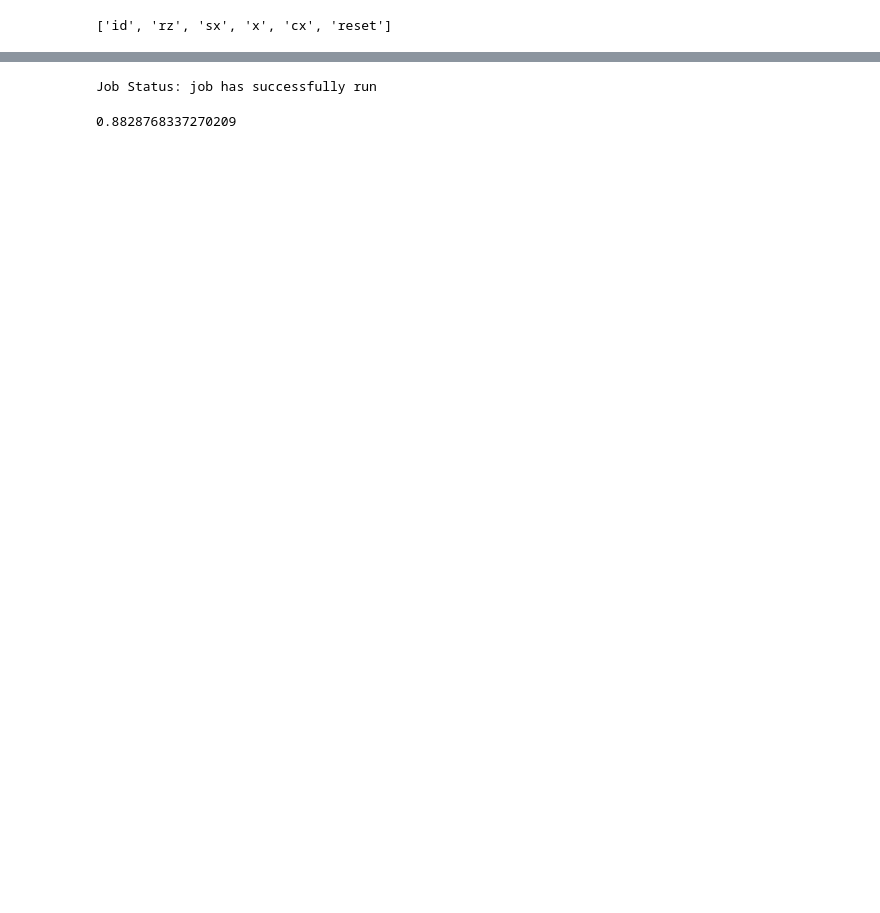
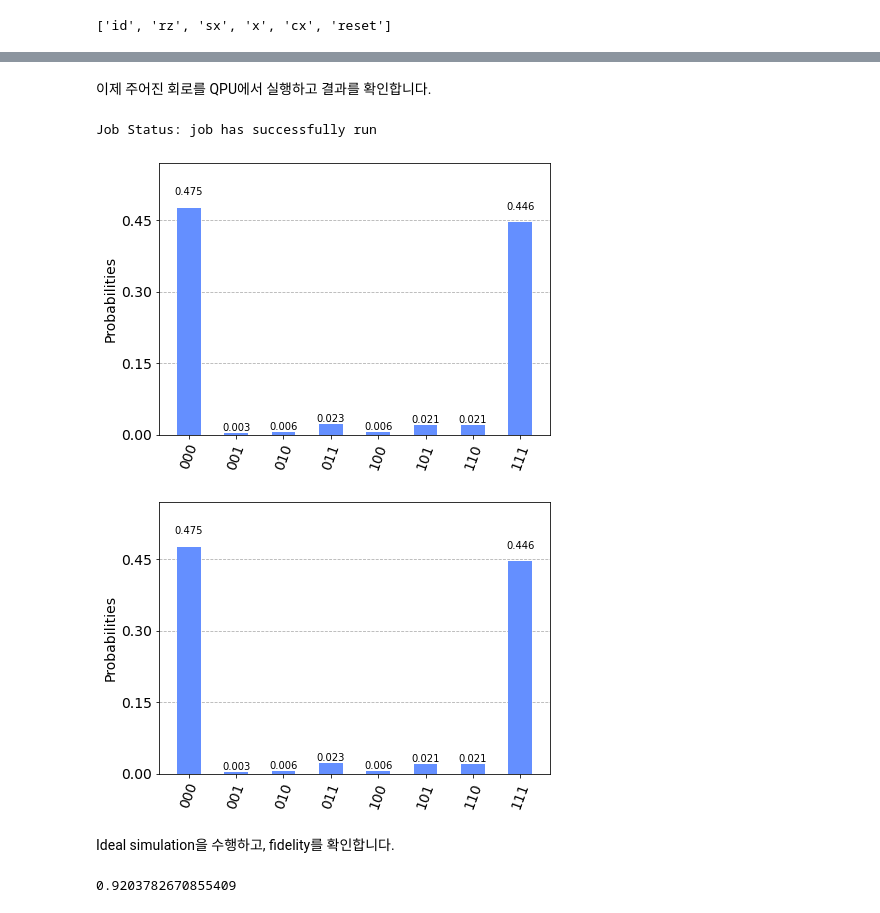
Before and after one commit to snow0369/qiskit_tutorial_2021_summerschool, a Jupyter notebook: 3_running_on_IBMQ.ipynb, the cells around one changed output, grey strips where cells are left out. Drawn from its saved outputs; the diff is of its cells as text; code cells hidden in the pictures; blank space fills up the shorter version.

```diff
--- a/3_running_on_IBMQ.ipynb
+++ b/3_running_on_IBMQ.ipynb
@@ -101,0 +137,3 @@ transpiled_circuit.draw('mpl')
+# %%
+transpiled_circuit_opt = transpile(ghz3, backend=ibmq_manila_backend, optimization_level=3)
+transpiled_circuit_opt.draw('mpl')
@@ -102,10 +143,18 @@ transpiled_circuit.draw('mpl')
+# %% [markdown]
+이제 주어진 회로를 QPU에서 실행하고 결과를 확인합니다.
 # %%
-job_exp = ibmq_manila_backend.run(transpiled_circuit, shots=2048)
-job_monitor(job_exp) # An error must be raised here.
+job_exp = ibmq_manila_backend.run(transpiled_circuit_opt, shots=2048)
+job_monitor(job_exp)
 # %% [output]
 Job Status: job has successfully run
 # %%
 noisy_counts = job_exp.result().get_counts()
+plot_histogram(noisy_counts)
+# %% [output]
+[figure, added]
+[figure, added]
+# %% [markdown]
+Ideal simulation을 수행하고, fidelity를 확인합니다.
 # %%
 qasm_backend = AerProvider().get_backend('qasm_simulator')
 job_ideal = qasm_backend.run(ghz3, shots=2048)
@@ -113,4 +162,4 @@ ideal_counts = job_ideal.result().get_counts()
 
 print(hellinger_fidelity(noisy_counts, ideal_counts))
 # %% [output]
-0.8828768337270209
+0.9203782670855409
```
Also changed, not shown: parts of 17 cells of this notebook.
